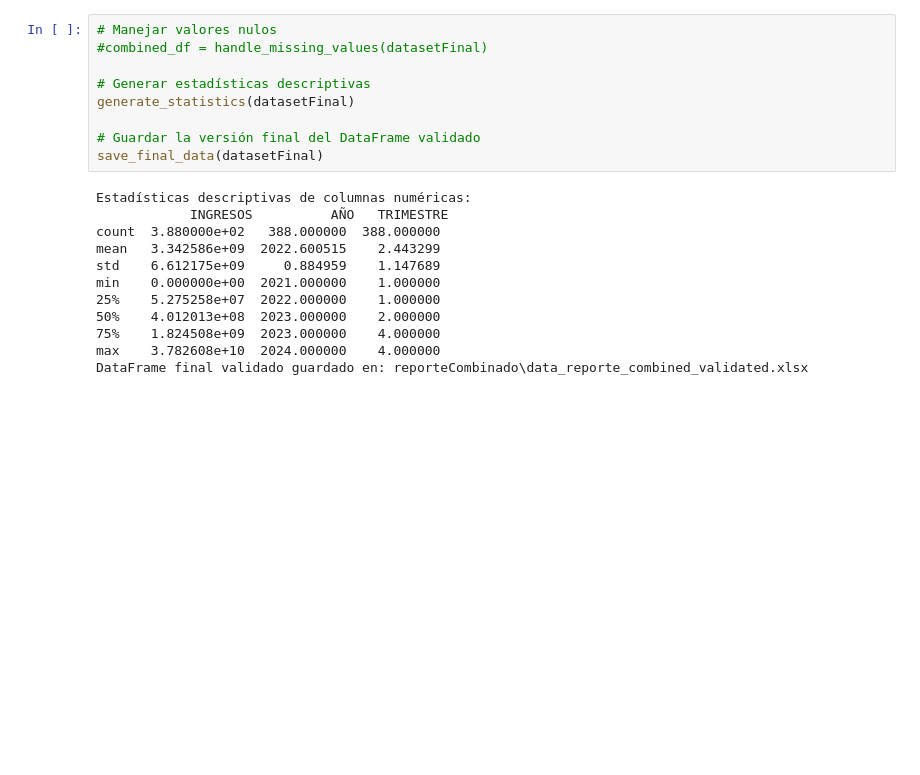
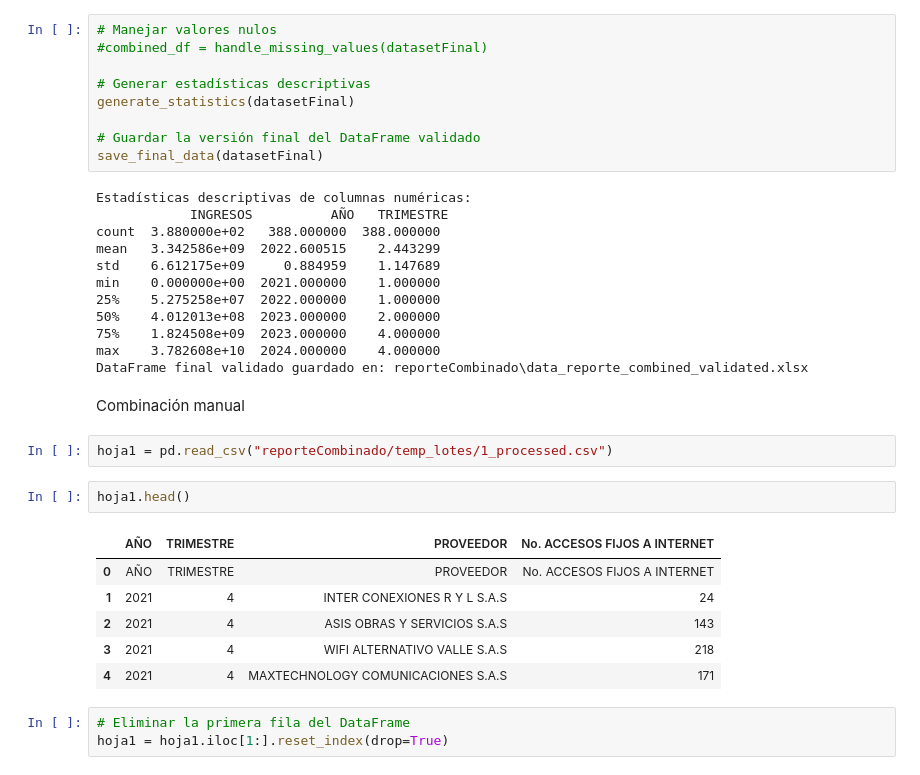
Before and after one commit to josvaldes/trabajoGradoMCD, a Jupyter notebook: Codigo/scrapingColombiaTIC.ipynb, the cells around one changed output. Drawn from its saved outputs; the diff is of its cells as text; blank space fills up the shorter version.

```diff
--- a/Codigo/scrapingColombiaTIC.ipynb
+++ b/Codigo/scrapingColombiaTIC.ipynb
@@ -1221,3 +1221,19 @@ min    0.000000e+00  2021.000000    1.000000
 75%    1.824508e+09  2023.000000    4.000000
 max    3.782608e+10  2024.000000    4.000000
 DataFrame final validado guardado en: reporteCombinado\data_reporte_combined_validated.xlsx
+# %% [markdown]
+Combinación manual
+# %%
+hoja1 = pd.read_csv("reporteCombinado/temp_lotes/1_processed.csv")
+# %%
+hoja1.head()
+# %% [output]
+|  | AÑO | TRIMESTRE | PROVEEDOR | No. ACCESOS FIJOS A INTERNET |
+| 0 | AÑO | TRIMESTRE | PROVEEDOR | No. ACCESOS FIJOS A INTERNET |
+| 1 | 2021 | 4 | INTER CONEXIONES R Y L S.A.S | 24 |
+| 2 | 2021 | 4 | ASIS OBRAS Y SERVICIOS S.A.S | 143 |
+| 3 | 2021 | 4 | WIFI ALTERNATIVO VALLE S.A.S | 218 |
+| 4 | 2021 | 4 | MAXTECHNOLOGY COMUNICACIONES S.A.S | 171 |
+# %%
+# Eliminar la primera fila del DataFrame
+hoja1 = hoja1.iloc[1:].reset_index(drop=True)
```
Also changed, not shown: parts of 7 cells of this notebook.
